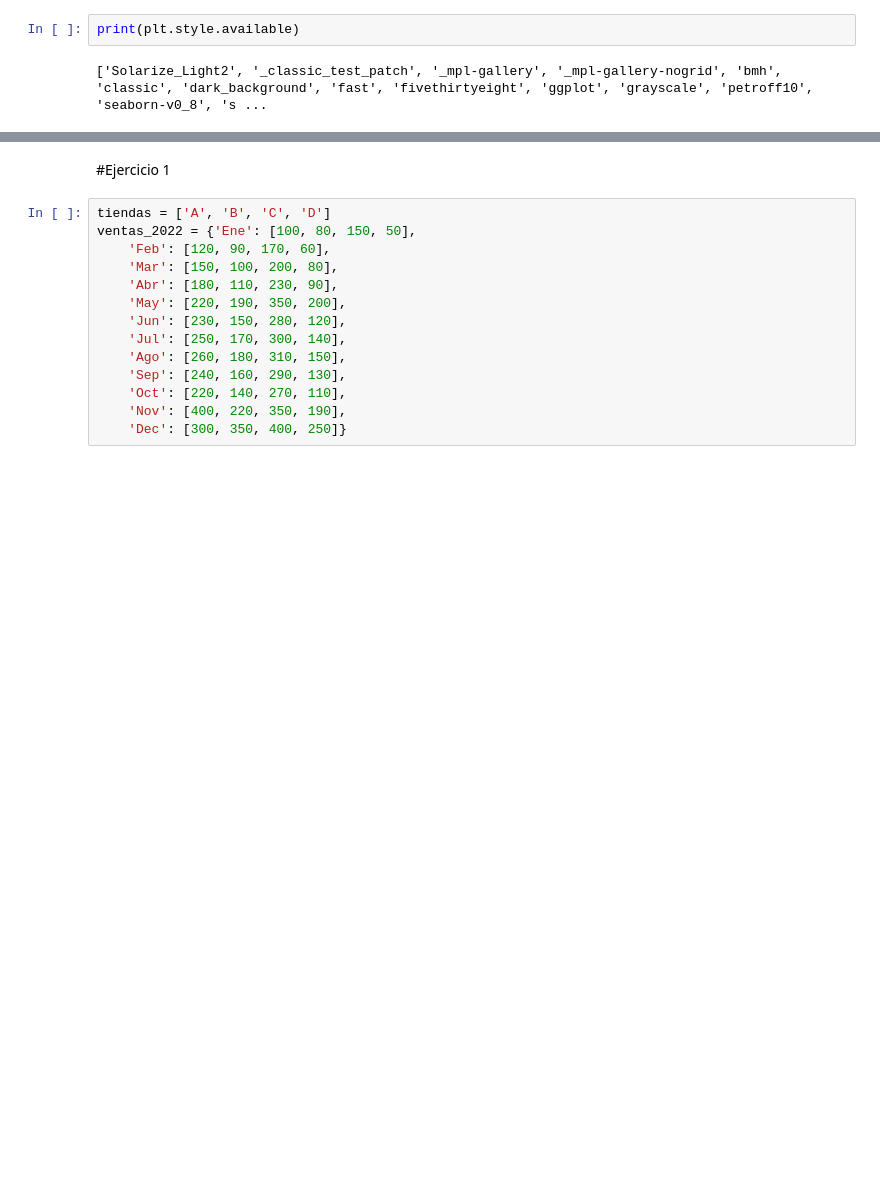
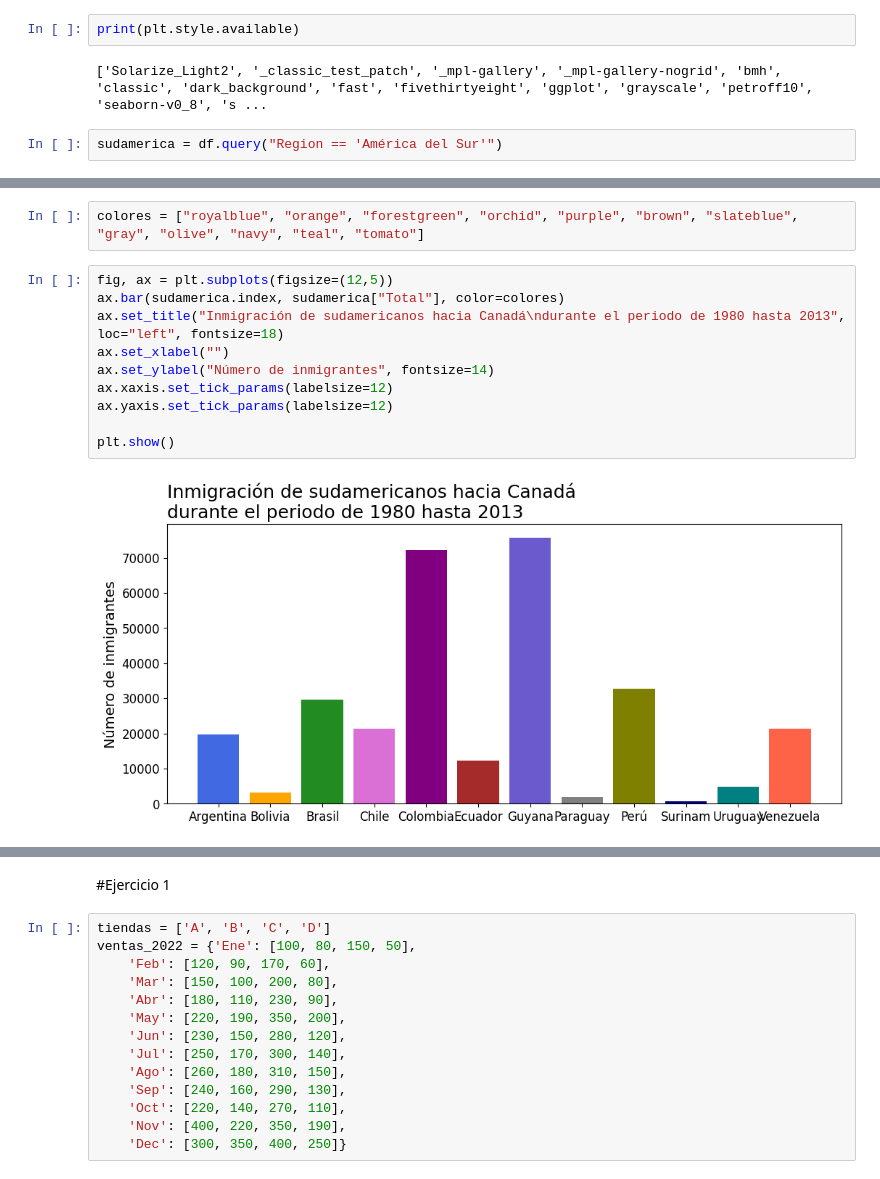
Before and after one commit to MyAppsTest/Visualizaci-n-de-datos-creando-gr-ficos-con-bibliotecas-de-Python, a Jupyter notebook: Visualizacion_de_datos_con_python.ipynb, the cells around one changed output, grey strips where cells are left out. Cells and saved outputs as stored; diff of their text form; blank space fills up the shorter version.

```diff
--- a/Visualizacion_de_datos_con_python.ipynb
+++ b/Visualizacion_de_datos_con_python.ipynb
@@ -181,3 +191,5 @@ plt.show()
 print(plt.style.available)
 # %% [output]
 ['Solarize_Light2', '_classic_test_patch', '_mpl-gallery', '_mpl-gallery-nogrid', 'bmh', 'classic', 'dark_background', 'fast', 'fivethirtyeight', 'ggplot', 'grayscale', 'petroff10', 'seaborn-v0_8', 's ...
+# %%
+sudamerica = df.query("Region == 'América del Sur'")
@@ -183,0 +214,14 @@ print(plt.style.available)
+# %%
+colores = ["royalblue", "orange", "forestgreen", "orchid", "purple", "brown", "slateblue", "gray", "olive", "navy", "teal", "tomato"]
+# %%
+fig, ax = plt.subplots(figsize=(12,5))
+ax.bar(sudamerica.index, sudamerica["Total"], color=colores)
+ax.set_title("Inmigración de sudamericanos hacia Canadá\ndurante el periodo de 1980 hasta 2013", loc="left", fontsize=18)
+ax.set_xlabel("")
+ax.set_ylabel("Número de inmigrantes", fontsize=14)
+ax.xaxis.set_tick_params(labelsize=12)
+ax.yaxis.set_tick_params(labelsize=12)
+
+plt.show()
+# %% [output]
+[figure, added]
```
Also changed, not shown: parts of 7 cells of this notebook.
